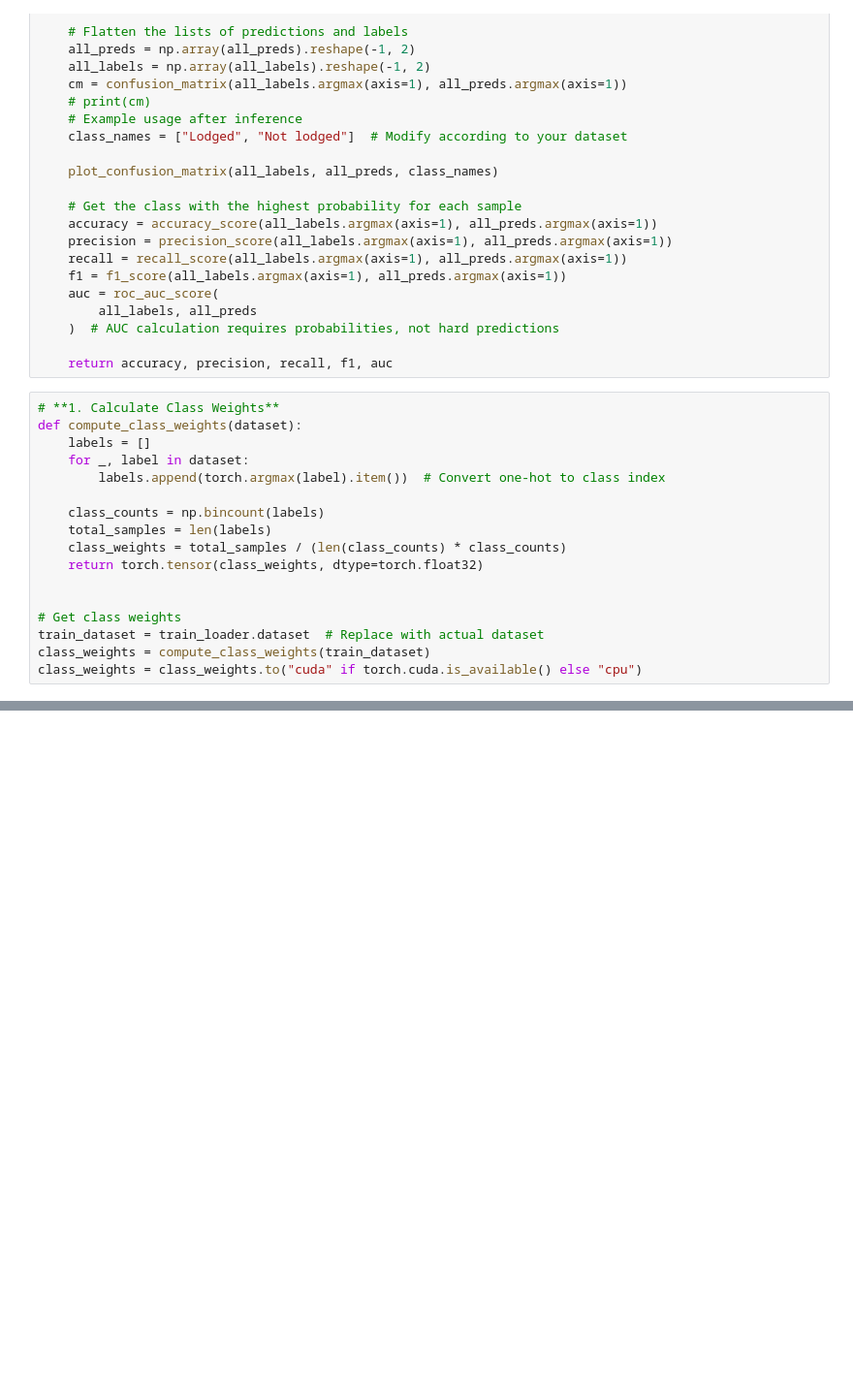
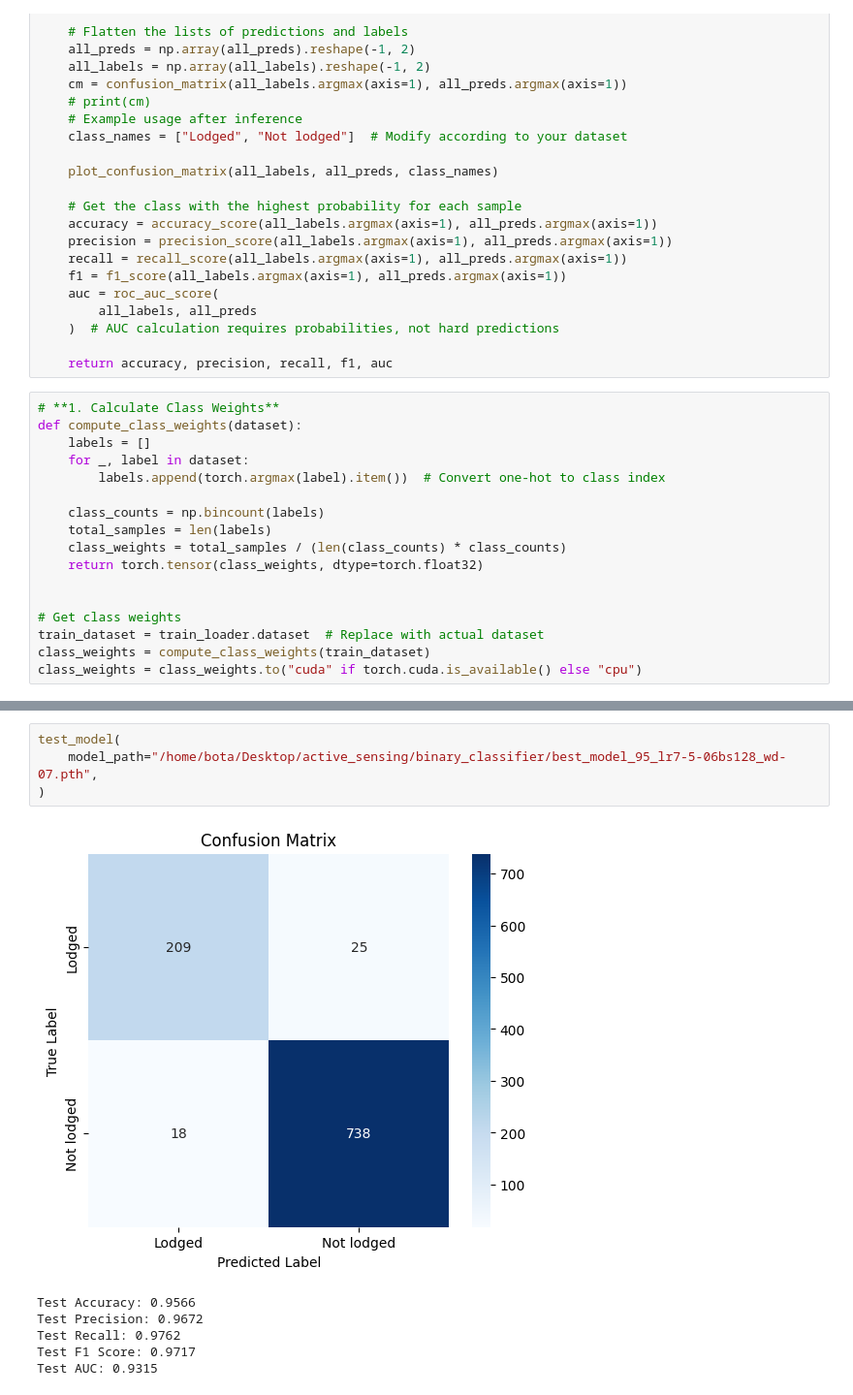
Before and after one commit to botastark/multi-horizon, a Jupyter notebook: binary_classifier/train.ipynb, the cells around one changed output, grey strips where cells are left out. Shown at 97% size. Cells and saved outputs as stored; diff of their text form; blank space fills up the shorter version.

```diff
--- a/binary_classifier/train.ipynb
+++ b/binary_classifier/train.ipynb
@@ -399,0 +379,11 @@ Test AUC: 0.8913
+# %%
+test_model(
+    model_path="/home/bota/Desktop/active_sensing/binary_classifier/best_model_95_lr7-5-06bs128_wd-07.pth",
+)
+# %% [output]
+[figure, added]
+Test Accuracy: 0.9566
+Test Precision: 0.9672
+Test Recall: 0.9762
+Test F1 Score: 0.9717
+Test AUC: 0.9315
```
Also changed, not shown: parts of 11 cells of this notebook, 4 other files.
